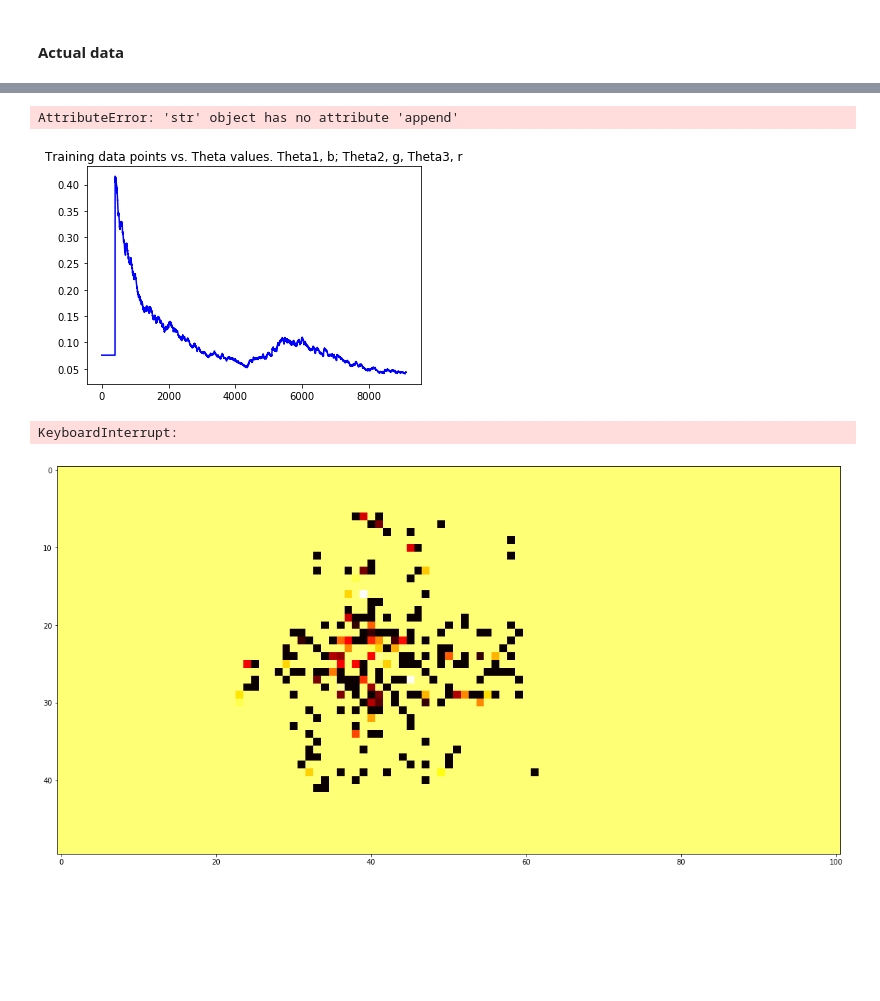
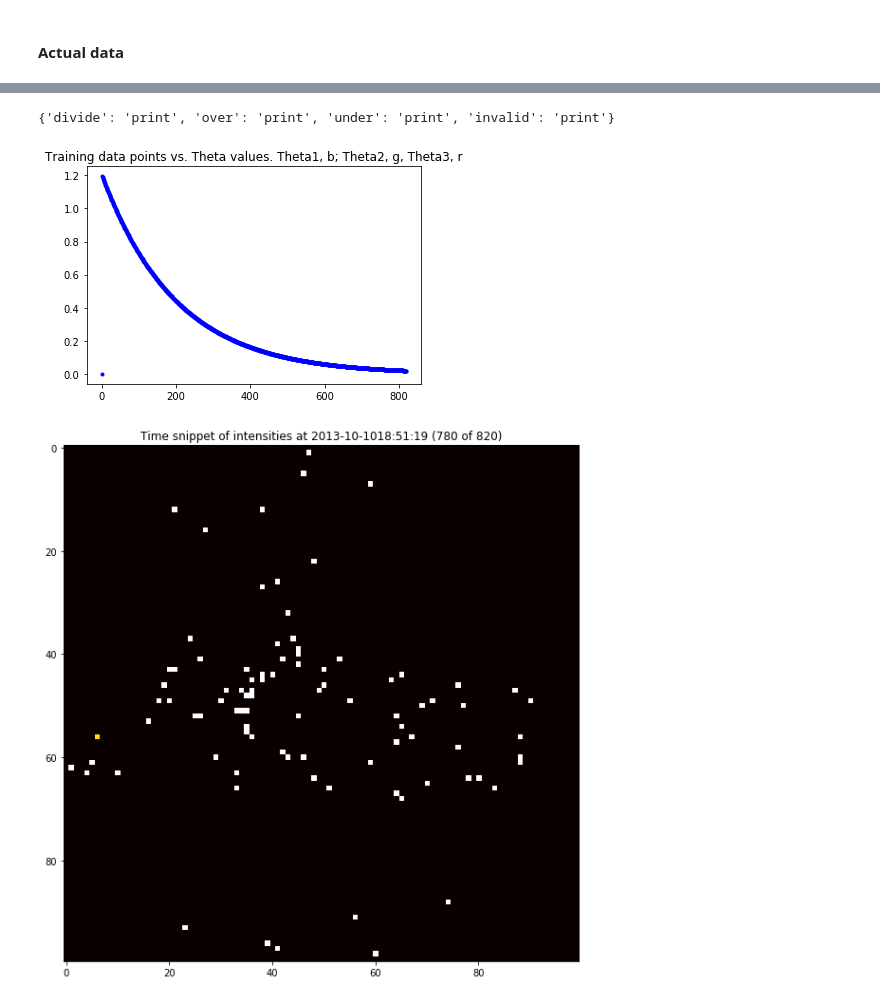
Before and after one commit to rjhosler/IUPUI-REU, a Jupyter notebook: Point Process for EMS Data.ipynb, the cells around one changed output, grey strips where cells are left out. Drawn from its saved outputs; the diff is of its cells as text; code cells hidden in the pictures; blank space fills up the shorter version.

```diff
--- a/Point Process for EMS Data.ipynb
+++ b/Point Process for EMS Data.ipynb
@@ -167,9 +67,7 @@ data.head()
 # %%
 Event_Type_Lookup = {}
-for i in range(0, len(data)):
-    if data.CALL_TYPE_FINAL[i] not in Event_Type_Lookup:
-        Event_Type_Lookup[data.CALL_TYPE_FINAL[i]] = data.CALL_TYPE_FINAL_D[i]
-    else:
-        Event_Type_Lookup[data.CALL_TYPE_FINAL[i]].append(data.CALL_TYPE_FINAL_D[i])
+for i in range(0, len(full_data)):
+    key = full_data.CALL_TYPE_FINAL[i]
+    val = full_data.CALL_TYPE_FINAL_D[i]
+    Event_Type_Lookup.setdefault(key, [])
+    Event_Type_Lookup[key].append(val)
-# %% [output]
-AttributeError: 'str' object has no attribute 'append'
@@ -176,3 +78,7 @@ AttributeError: 'str' object has no attribute 'append'
+# %%
+np.seterr(all='warn')
+# %% [output]
+{'divide': 'print', 'over': 'print', 'under': 'print', 'invalid': 'print'}
 # %%
 # set up grid sizing
 xmax =  data['XCOORD'].max()
@@ -182,33 +88,29 @@ ymax =  data['YCOORD'].max()
 ymin =  data['YCOORD'].min()
 yrange = ymax-ymin
 
-xgridsize = 50
-ygridsize = int(xgridsize*yrange/xrange)
+ygridsize = 100
+xgridsize = 100
 
 # initial parameters
 w = [.5, .1, .05]
-theta = [.5, .5, .5]
+theta = [.5, .4, .3]
 
 mu = np.ones([xgridsize, ygridsize])*.1
 F = np.ones([xgridsize, ygridsize, len(w)])
-Lam = np.ones([events, xgridsize, ygridsize])*0.0001
-
-# number of datapoints to take from ems dataset
-events = 400
+Lam = np.ones([len(data), xgridsize, ygridsize])*0.0001
 
 # for storing time of past event in specific grid cell
 G_times = pd.DataFrame(np.zeros([xgridsize, ygridsize]))
+G_times[:] = data.DATE_TIME[0]
 
 # (tracking model parameters)
-theta_track = []
-mu_track = []
-F_track = []
+theta_track = np.zeros([len(data), len(theta)])
 
-for i in range(1, events):
+for i in range(1, len(data)):
     # assign event to a grid
     gx, gy = assign_to_grid(data.XCOORD[i], data.YCOORD[i], xgridsize, ygridsize, xmin, xrange, ymin, yrange)
     # time since last event in any grid box
-    time_delta = (data.DATE_TIME[i]- data.DATE_TIME[i-1]).total_seconds()/1000
+    time_delta = (data.DATE_TIME[i]- data.DATE_TIME[i-1]).total_seconds()
 
     # update exponentials, intensities for all grid boxes
     for x in range(xgridsize):
@@ -218,7 +120,7 @@ for i in range(1, events):
     # find last time event occurred at this grid location
     last_g_time = pd.to_datetime(G_times.at[gx,gy])
     # find delta between last event time and current time.
-    g_time_delta = (data.DATE_TIME[i] - last_g_time).total_seconds()/1000
+    g_time_delta = (data.DATE_TIME[i] - last_g_time).total_seconds()
     # update event time for this location
     G_times.at[gx,gy] = data.DATE_TIME[i]
 
@@ -226,33 +128,33 @@ for i in range(1, events):
     mu[gx][gy], theta, F[gx][gy] = event_update(mu[gx][gy], Lam[i][gx][gy], g_time_delta, theta, w, F[gx][gy], time_delta)
 
     # (tracking model parameters)
-    theta_track.append(theta)
-    mu_track.append(mu)
-    F_track.append(F)
+    theta_track[i] = theta
 
-    #print(i/events*100)
+    #print(i/events*100) F_xy is really small
 # %%
-for i in range(0, events-1):
-    t_est[i] = sum(theta_track[i])
-
-plt.plot(t_est, 'b')
+t_est = []
+for i in range(0, len(data)):
+    t_est.append(sum(theta_track[i]))
+plt.plot(t_est, 'b.')
 plt.title('Training data points vs. Theta values. Theta1, b; Theta2, g, Theta3, r')
 plt.show()
 # %% [output]
-[figure, old version]
+[figure, new version]
 # %%
 import time
 import pylab as pl
 from IPython import display
 plt.figure(figsize=(20,10))
-for n in range(0, int(events/10)):
-    i = n*10
-    plt.imshow((Lam[i]), cmap = 'hot', interpolation = 'nearest')
+end = len(data)
+for n in range(0, int(end/20)):
+    i = n*20
+    plt.title('Time snippet of intensities at '+data.DATE_TIME[i].strftime('%Y-%m-%d%H:%M:%S') + ' ('+str(i)+' of ' + str(end) +')')
+    plt.imshow((Lam[i]), cmap = 'hot', interpolation = 'nearest', vmin = 0, vmax = 225)
     display.clear_output(wait=True)
     display.display(pl.gcf())
     time.sleep(.0005)
+# color scale from black (low) to white (high)
 # %% [output]
-KeyboardInterrupt:
-[figure, old version]
+[figure, new version]
 # %%
 data_intensity = np.zeros([xgridsize, ygridsize])
```
Also changed, not shown: parts of 14 cells of this notebook.
